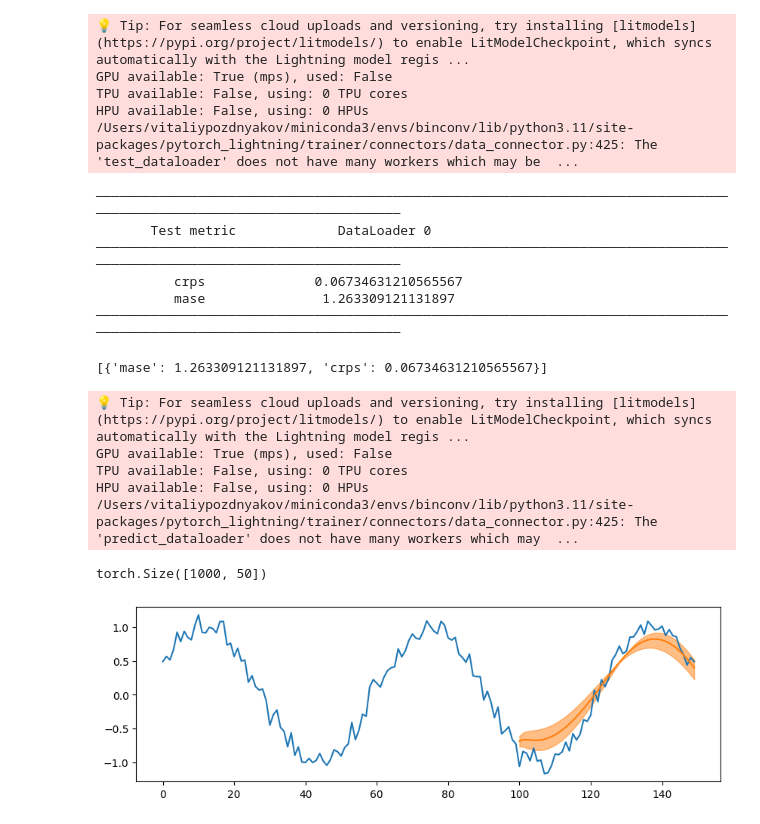
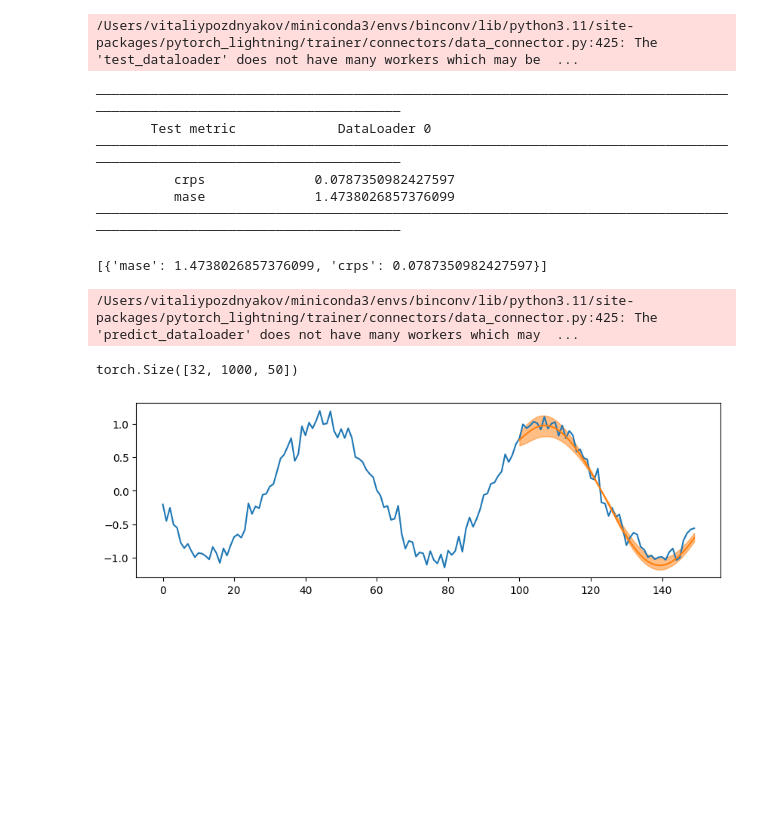
Before and after one commit to TimeBinFM/binconvfm, a Jupyter notebook: notebooks/lstm.ipynb, the cells around one changed output. Saved outputs shown, nothing was run; the diff lists cells and outputs as text; code cells hidden in the pictures; blank space fills up the shorter version.

Commit message:
datasets_to_dataloaders

```diff
--- a/notebooks/lstm.ipynb
+++ b/notebooks/lstm.ipynb
@@ -33,12 +33,14 @@ plt.show()
 input_len = 100
 output_len = 50
 
-train_dataset = Seq2SeqDataset(seq, input_len, output_len)
-val_dataset = Seq2SeqDataset(seq, input_len, output_len)
-test_dataset = Seq2SeqDataset(seq, input_len, output_len)
+ds = Seq2SeqDataset(seq, input_len, output_len)
+train_dataloader = DataLoader(ds, batch_size=32, shuffle=True)
+val_dataloader = DataLoader(ds, batch_size=32, shuffle=False)
+test_dataloader = DataLoader(ds, batch_size=32, shuffle=False)
+pred_dataloader = DataLoader(ds, batch_size=32, shuffle=False)
 # %%
 model = LSTMForecaster(horizon=output_len, hidden_dim=64, num_epochs=5)
-model.fit(train_dataset, val_dataset)
+model.fit(train_dataloader, val_dataloader)
 # %% [output]
 💡 Tip: For seamless cloud uploads and versioning, try installing [litmodels](https://pypi.org/project/litmodels/) to enable LitModelCheckpoint, which syncs automatically with the Lightning model regis ...
 GPU available: True (mps), used: False
@@ -61,40 +63,34 @@ HPU available: False, using: 0 HPUs
 /Users/vitaliypozdnyakov/miniconda3/envs/binconv/lib/python3.11/site-packages/pytorch_lightning/trainer/connectors/data_connector.py:425: The 'train_dataloader' does not have many workers which may be ...
 `Trainer.fit` stopped: `max_epochs=5` reached.
 # %%
-model.evaluate(test_dataset)
+model.evaluate(test_dataloader)
 # %% [output]
-💡 Tip: For seamless cloud uploads and versioning, try installing [litmodels](https://pypi.org/project/litmodels/) to enable LitModelCheckpoint, which syncs automatically with the Lightning model regis ...
-GPU available: True (mps), used: False
-TPU available: False, using: 0 TPU cores
-HPU available: False, using: 0 HPUs
 /Users/vitaliypozdnyakov/miniconda3/envs/binconv/lib/python3.11/site-packages/pytorch_lightning/trainer/connectors/data_connector.py:425: The 'test_dataloader' does not have many workers which may be  ...
 ────────────────────────────────────────────────────────────────────────────────────────────────────────────────────────
        Test metric             DataLoader 0
 ────────────────────────────────────────────────────────────────────────────────────────────────────────────────────────
-          crps              0.06734631210565567
-          mase               1.263309121131897
+          crps              0.0787350982427597
+          mase              1.4738026857376099
 ────────────────────────────────────────────────────────────────────────────────────────────────────────────────────────
-[{'mase': 1.263309121131897, 'crps': 0.06734631210565567}]
+[{'mase': 1.4738026857376099, 'crps': 0.0787350982427597}]
 # %%
-pred = model.predict(test_dataset)
+pred = model.predict(pred_dataloader)
 pred[0].shape
 # %% [output]
-💡 Tip: For seamless cloud uploads and versioning, try installing [litmodels](https://pypi.org/project/litmodels/) to enable LitModelCheckpoint, which syncs automatically with the Lightning model regis ...
-GPU available: True (mps), used: False
-TPU available: False, using: 0 TPU cores
-HPU available: False, using: 0 HPUs
 /Users/vitaliypozdnyakov/miniconda3/envs/binconv/lib/python3.11/site-packages/pytorch_lightning/trainer/connectors/data_connector.py:425: The 'predict_dataloader' does not have many workers which may  ...
-torch.Size([1000, 50])
+torch.Size([32, 1000, 50])
 # %%
-idx = torch.randint(len(test_dataset), (1,)).item()
-input_seq, target_seq = test_dataset[idx]
+idx0 = torch.randint(len(pred), (1,)).item()
+idx1 = torch.randint(len(pred[idx0]), (1,)).item()
+input_seq, target_seq = list(pred_dataloader)[idx0]
+input_seq, target_seq = input_seq[idx1], target_seq[idx1]
 q = torch.tensor([0.01, 0.5, 0.99])
-pred_seq = torch.quantile(pred[idx], q=q, dim=0)
+pred_seq = torch.quantile(pred[idx0][idx1], q=q, dim=0)
 
 plt.figure(figsize=(10, 3))
 plt.plot(range(input_len+output_len), torch.concat([input_seq, target_seq]))
 plt.plot(range(input_len, input_len+output_len), pred_seq[1])
 plt.fill_between(range(input_len, input_len+output_len), pred_seq[0], pred_seq[2], alpha=0.5, color='tab:orange')
 plt.show()
 # %% [output]
-[figure, old version]
+[figure, new version]
```
Also changed, not shown: parts of 3 cells of this notebook, 2 other files.
